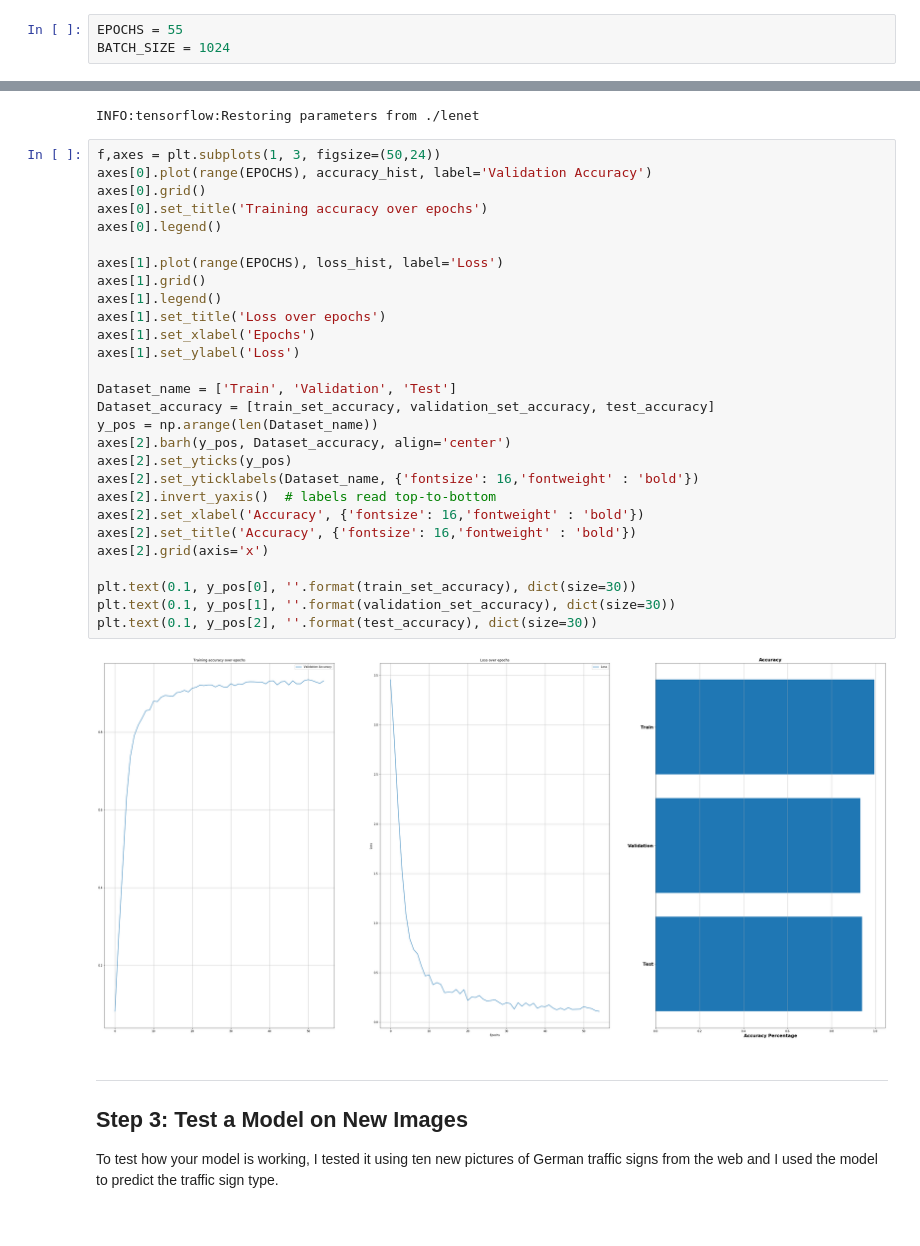
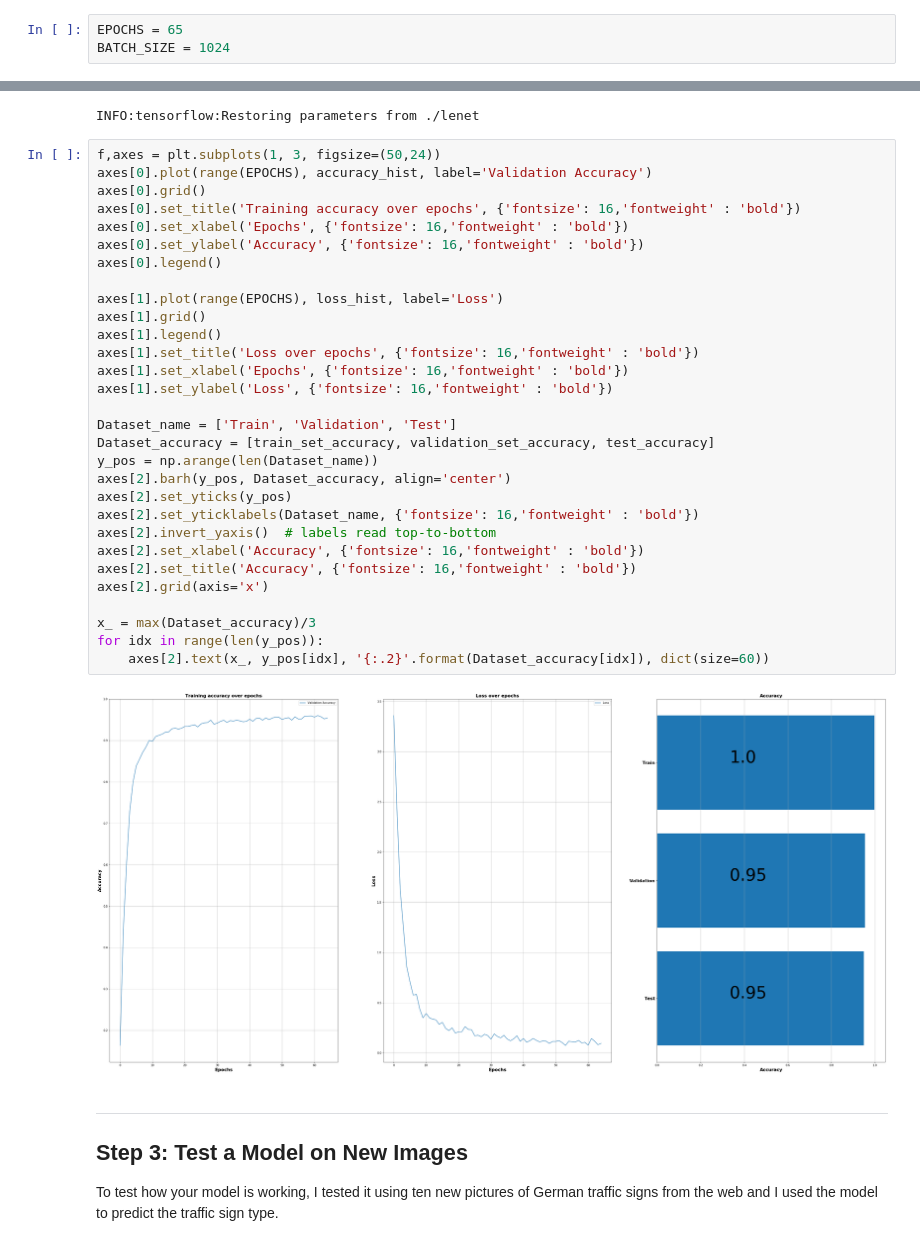
Before and after one commit to Giangy1990/CarND-Traffic-Sign-Classifier-Project, a Jupyter notebook: Traffic_Sign_Classifier.ipynb, the cells around one changed output, grey strips where cells are left out. Saved outputs shown, nothing was run; the diff lists cells and outputs as text.

```diff
--- a/Traffic_Sign_Classifier.ipynb
+++ b/Traffic_Sign_Classifier.ipynb
@@ -330,7 +331,7 @@ y = tf.placeholder(tf.int32, (None))
 one_hot_y = tf.one_hot(y, n_classes)
 keep_prob = tf.placeholder(tf.float32)
 # %%
-EPOCHS = 55
+EPOCHS = 65
 BATCH_SIZE = 1024
 # %% [markdown]
 ## Training Pipeline
@@ -431,33 +432,35 @@ INFO:tensorflow:Restoring parameters from ./lenet
 # %%
 f,axes = plt.subplots(1, 3, figsize=(50,24))
 axes[0].plot(range(EPOCHS), accuracy_hist, label='Validation Accuracy')
 axes[0].grid()
-axes[0].set_title('Training accuracy over epochs')
+axes[0].set_title('Training accuracy over epochs', {'fontsize': 16,'fontweight' : 'bold'})
+axes[0].set_xlabel('Epochs', {'fontsize': 16,'fontweight' : 'bold'})
+axes[0].set_ylabel('Accuracy', {'fontsize': 16,'fontweight' : 'bold'})
 axes[0].legend()
 
 axes[1].plot(range(EPOCHS), loss_hist, label='Loss')
 axes[1].grid()
 axes[1].legend()
-axes[1].set_title('Loss over epochs')
-axes[1].set_xlabel('Epochs')
-axes[1].set_ylabel('Loss')
+axes[1].set_title('Loss over epochs', {'fontsize': 16,'fontweight' : 'bold'})
+axes[1].set_xlabel('Epochs', {'fontsize': 16,'fontweight' : 'bold'})
+axes[1].set_ylabel('Loss', {'fontsize': 16,'fontweight' : 'bold'})
 
 Dataset_name = ['Train', 'Validation', 'Test']
 Dataset_accuracy = [train_set_accuracy, validation_set_accuracy, test_accuracy]
 y_pos = np.arange(len(Dataset_name))
 axes[2].barh(y_pos, Dataset_accuracy, align='center')
 axes[2].set_yticks(y_pos)
 axes[2].set_yticklabels(Dataset_name, {'fontsize': 16,'fontweight' : 'bold'})
 axes[2].invert_yaxis()  # labels read top-to-bottom
 axes[2].set_xlabel('Accuracy', {'fontsize': 16,'fontweight' : 'bold'})
 axes[2].set_title('Accuracy', {'fontsize': 16,'fontweight' : 'bold'})
 axes[2].grid(axis='x')
 
-plt.text(0.1, y_pos[0], ''.format(train_set_accuracy), dict(size=30))
-plt.text(0.1, y_pos[1], ''.format(validation_set_accuracy), dict(size=30))
-plt.text(0.1, y_pos[2], ''.format(test_accuracy), dict(size=30))
+x_ = max(Dataset_accuracy)/3
+for idx in range(len(y_pos)):
+    axes[2].text(x_, y_pos[idx], '{:.2}'.format(Dataset_accuracy[idx]), dict(size=60))
 # %% [output]
-[figure, old version]
+[figure, new version]
 # %% [markdown]
 ---
 
```
Also changed, not shown: parts of 7 cells of this notebook, 12 other files.
